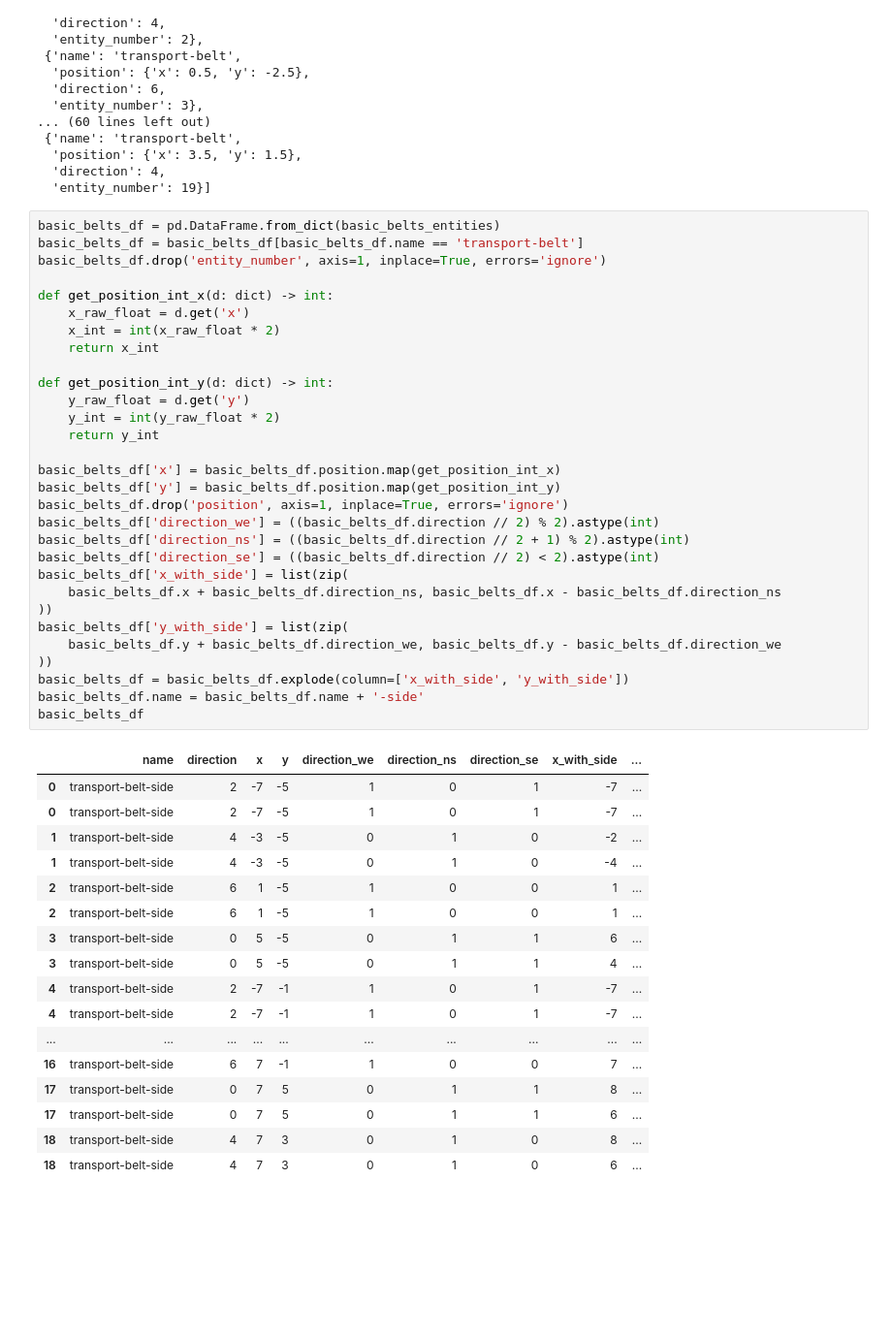
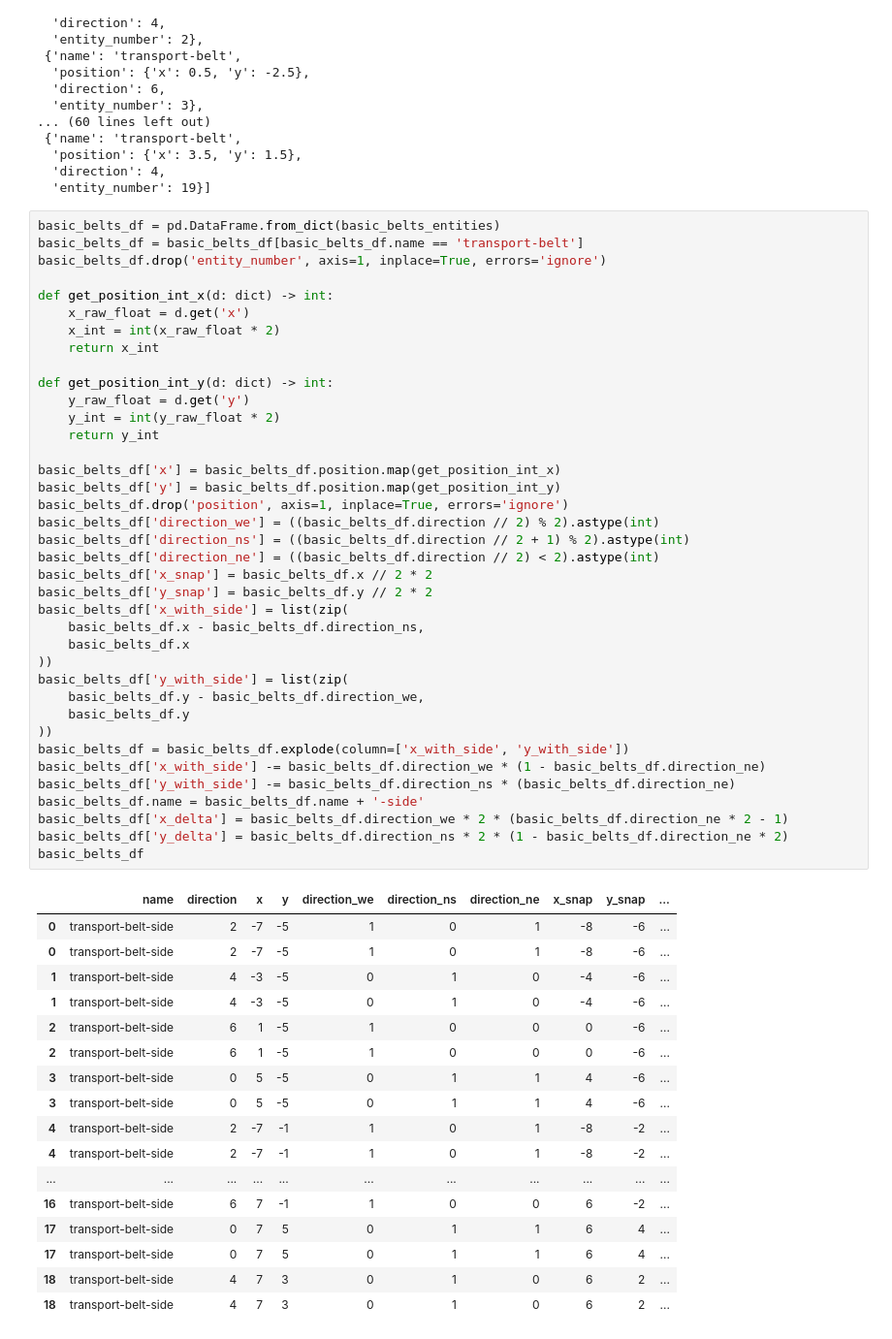
Before and after one commit to kss39/factorio_design_compiler, a Jupyter notebook: factorio_design_compiler/playground/new_blueprint_explore.ipynb, the cells around one changed output. Shown at 97% size. Cells and saved outputs as stored; diff of their text form; blank space fills up the shorter version.

```diff
--- a/factorio_design_compiler/playground/new_blueprint_explore.ipynb
+++ b/factorio_design_compiler/playground/new_blueprint_explore.ipynb
@@ -31,51 +31,59 @@ basic_belts_entities
 # %%
 basic_belts_df = pd.DataFrame.from_dict(basic_belts_entities)
 basic_belts_df = basic_belts_df[basic_belts_df.name == 'transport-belt']
 basic_belts_df.drop('entity_number', axis=1, inplace=True, errors='ignore')
 
 def get_position_int_x(d: dict) -> int:
     x_raw_float = d.get('x')
     x_int = int(x_raw_float * 2)
     return x_int
 
 def get_position_int_y(d: dict) -> int:
     y_raw_float = d.get('y')
     y_int = int(y_raw_float * 2)
     return y_int
 
 basic_belts_df['x'] = basic_belts_df.position.map(get_position_int_x)
 basic_belts_df['y'] = basic_belts_df.position.map(get_position_int_y)
 basic_belts_df.drop('position', axis=1, inplace=True, errors='ignore')
 basic_belts_df['direction_we'] = ((basic_belts_df.direction // 2) % 2).astype(int)
 basic_belts_df['direction_ns'] = ((basic_belts_df.direction // 2 + 1) % 2).astype(int)
-basic_belts_df['direction_se'] = ((basic_belts_df.direction // 2) < 2).astype(int)
+basic_belts_df['direction_ne'] = ((basic_belts_df.direction // 2) < 2).astype(int)
+basic_belts_df['x_snap'] = basic_belts_df.x // 2 * 2
+basic_belts_df['y_snap'] = basic_belts_df.y // 2 * 2
 basic_belts_df['x_with_side'] = list(zip(
-    basic_belts_df.x + basic_belts_df.direction_ns, basic_belts_df.x - basic_belts_df.direction_ns
+    basic_belts_df.x - basic_belts_df.direction_ns,
+    basic_belts_df.x
 ))
 basic_belts_df['y_with_side'] = list(zip(
-    basic_belts_df.y + basic_belts_df.direction_we, basic_belts_df.y - basic_belts_df.direction_we
+    basic_belts_df.y - basic_belts_df.direction_we,
+    basic_belts_df.y
 ))
 basic_belts_df = basic_belts_df.explode(column=['x_with_side', 'y_with_side'])
+basic_belts_df['x_with_side'] -= basic_belts_df.direction_we * (1 - basic_belts_df.direction_ne)
+basic_belts_df['y_with_side'] -= basic_belts_df.direction_ns * (basic_belts_df.direction_ne)
 basic_belts_df.name = basic_belts_df.name + '-side'
+basic_belts_df['x_delta'] = basic_belts_df.direction_we * 2 * (basic_belts_df.direction_ne * 2 - 1)
+basic_belts_df['y_delta'] = basic_belts_df.direction_ns * 2 * (1 - basic_belts_df.direction_ne * 2)
 basic_belts_df
 # %% [output]
-|  | name | direction | x | y | direction_we | direction_ns | direction_se | x_with_side | ... |
-| 0 | transport-belt-side | 2 | -7 | -5 | 1 | 0 | 1 | -7 | ... |
-| 0 | transport-belt-side | 2 | -7 | -5 | 1 | 0 | 1 | -7 | ... |
-| 1 | transport-belt-side | 4 | -3 | -5 | 0 | 1 | 0 | -2 | ... |
-| 1 | transport-belt-side | 4 | -3 | -5 | 0 | 1 | 0 | -4 | ... |
-| 2 | transport-belt-side | 6 | 1 | -5 | 1 | 0 | 0 | 1 | ... |
-| 2 | transport-belt-side | 6 | 1 | -5 | 1 | 0 | 0 | 1 | ... |
-| 3 | transport-belt-side | 0 | 5 | -5 | 0 | 1 | 1 | 6 | ... |
-| 3 | transport-belt-side | 0 | 5 | -5 | 0 | 1 | 1 | 4 | ... |
-| 4 | transport-belt-side | 2 | -7 | -1 | 1 | 0 | 1 | -7 | ... |
-| 4 | transport-belt-side | 2 | -7 | -1 | 1 | 0 | 1 | -7 | ... |
-| ... | ... | ... | ... | ... | ... | ... | ... | ... | ... |
-| 16 | transport-belt-side | 6 | 7 | -1 | 1 | 0 | 0 | 7 | ... |
-| 17 | transport-belt-side | 0 | 7 | 5 | 0 | 1 | 1 | 8 | ... |
-| 17 | transport-belt-side | 0 | 7 | 5 | 0 | 1 | 1 | 6 | ... |
-| 18 | transport-belt-side | 4 | 7 | 3 | 0 | 1 | 0 | 8 | ... |
-| 18 | transport-belt-side | 4 | 7 | 3 | 0 | 1 | 0 | 6 | ... |
+|  | name | direction | x | y | direction_we | direction_ns | direction_ne | x_snap | y_snap | ... |
+| 0 | transport-belt-side | 2 | -7 | -5 | 1 | 0 | 1 | -8 | -6 | ... |
+| 0 | transport-belt-side | 2 | -7 | -5 | 1 | 0 | 1 | -8 | -6 | ... |
+| 1 | transport-belt-side | 4 | -3 | -5 | 0 | 1 | 0 | -4 | -6 | ... |
+| 1 | transport-belt-side | 4 | -3 | -5 | 0 | 1 | 0 | -4 | -6 | ... |
+| 2 | transport-belt-side | 6 | 1 | -5 | 1 | 0 | 0 | 0 | -6 | ... |
+| 2 | transport-belt-side | 6 | 1 | -5 | 1 | 0 | 0 | 0 | -6 | ... |
+| 3 | transport-belt-side | 0 | 5 | -5 | 0 | 1 | 1 | 4 | -6 | ... |
+| 3 | transport-belt-side | 0 | 5 | -5 | 0 | 1 | 1 | 4 | -6 | ... |
+| 4 | transport-belt-side | 2 | -7 | -1 | 1 | 0 | 1 | -8 | -2 | ... |
+| 4 | transport-belt-side | 2 | -7 | -1 | 1 | 0 | 1 | -8 | -2 | ... |
+| ... | ... | ... | ... | ... | ... | ... | ... | ... | ... | ... |
+| 16 | transport-belt-side | 6 | 7 | -1 | 1 | 0 | 0 | 6 | -2 | ... |
+| 17 | transport-belt-side | 0 | 7 | 5 | 0 | 1 | 1 | 6 | 4 | ... |
+| 17 | transport-belt-side | 0 | 7 | 5 | 0 | 1 | 1 | 6 | 4 | ... |
+| 18 | transport-belt-side | 4 | 7 | 3 | 0 | 1 | 0 | 6 | 2 | ... |
+| 18 | transport-belt-side | 4 | 7 | 3 | 0 | 1 | 0 | 6 | 2 | ... |
 # %%
 belts_graph = nx.DiGraph()
 for i, row in basic_belts_df.iterrows():
```
Also changed, not shown: parts of 2 cells of this notebook.
